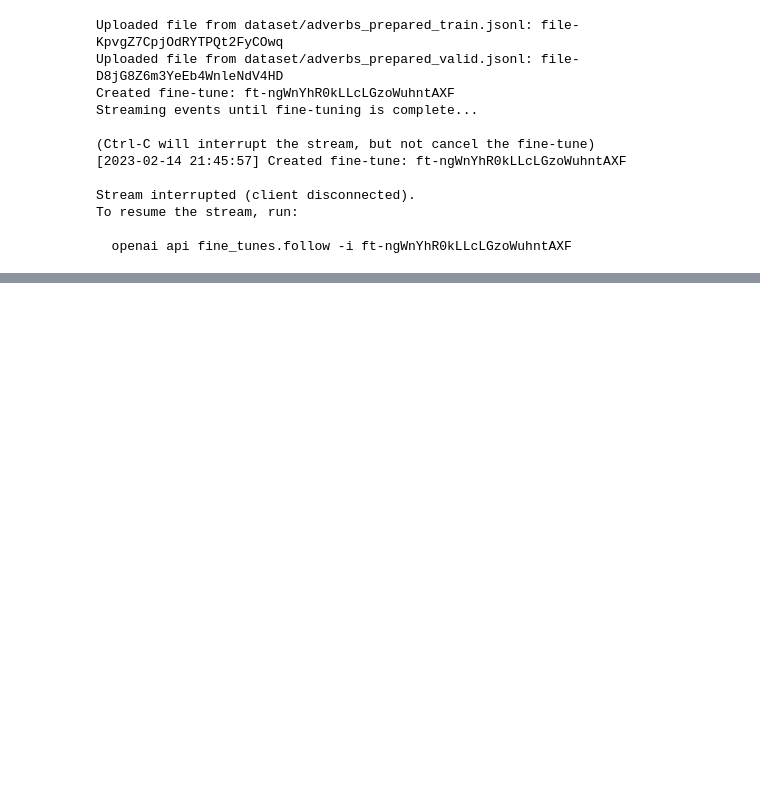
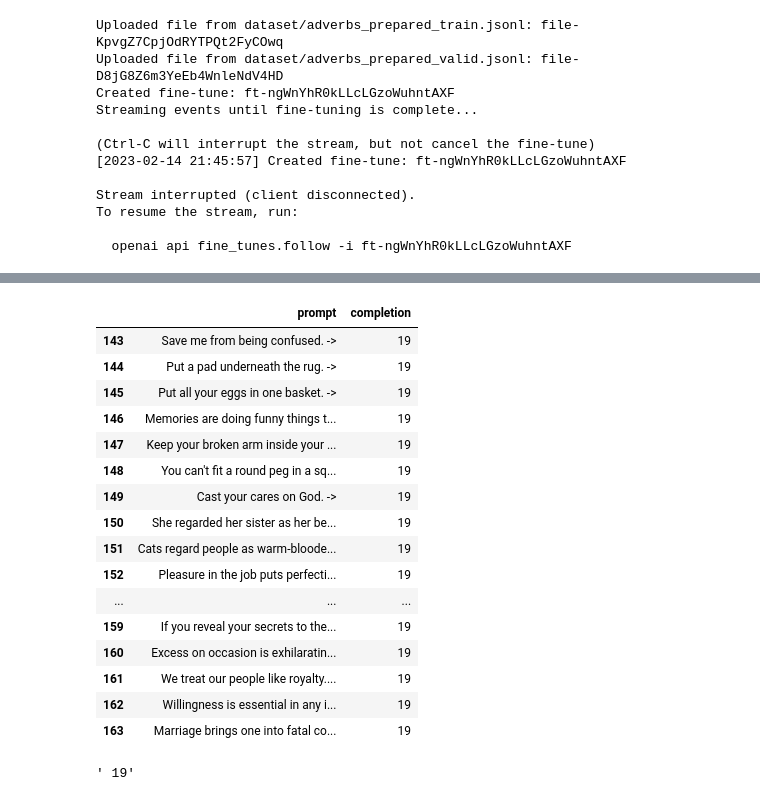
Before and after one commit to aohus/gpt-grammer-finetuning, a Jupyter notebook: finetuning.ipynb, the cells around one changed output, grey strips where cells are left out. Saved outputs shown, nothing was run; the diff lists cells and outputs as text; code cells hidden in the pictures; blank space fills up the shorter version.

```diff
--- a/finetuning.ipynb
+++ b/finetuning.ipynb
@@ -143,7 +147,27 @@ results[results['classification/accuracy'].notnull()]['classification/accuracy']
 # %%
-test = pd.read_json('sport2_prepared_valid.jsonl', lines=True)
-test.head()
+test = pd.read_json('dataset/sentence_type_prepared_valid.jsonl', lines=True)
+test[test['completion']==19]
+# %% [output]
+|  | prompt | completion |
+| 143 | Save me from being confused. -> | 19 |
+| 144 | Put a pad underneath the rug. -> | 19 |
+| 145 | Put all your eggs in one basket. -> | 19 |
+| 146 | Memories are doing funny things t... | 19 |
+| 147 | Keep your broken arm inside your ... | 19 |
+| 148 | You can't fit a round peg in a sq... | 19 |
+| 149 | Cast your cares on God. -> | 19 |
+| 150 | She regarded her sister as her be... | 19 |
+| 151 | Cats regard people as warm-bloode... | 19 |
+| 152 | Pleasure in the job puts perfecti... | 19 |
+| ... | ... | ... |
+| 159 | If you reveal your secrets to the... | 19 |
+| 160 | Excess on occasion is exhilaratin... | 19 |
+| 161 | We treat our people like royalty.... | 19 |
+| 162 | Willingness is essential in any i... | 19 |
+| 163 | Marriage brings one into fatal co... | 19 |
 # %%
-ft_model = 'ada:ft-openai-2021-07-30-12-26-20'
-res = openai.Completion.create(model=ft_model, prompt=test['prompt'][0] + '\n\n###\n\n', max_tokens=1, temperature=0)
+ft_model = 'ada:ft-personal-2023-02-14-14-23-40'
+res = openai.Completion.create(model=ft_model, prompt='We can see that the model predicts hockey as a lot more likely than baseball. ->', max_tokens=1, temperature=0)
 res['choices'][0]['text']
+# %% [output]
+' 19'
```
Also changed, not shown: parts of 8 cells of this notebook.
